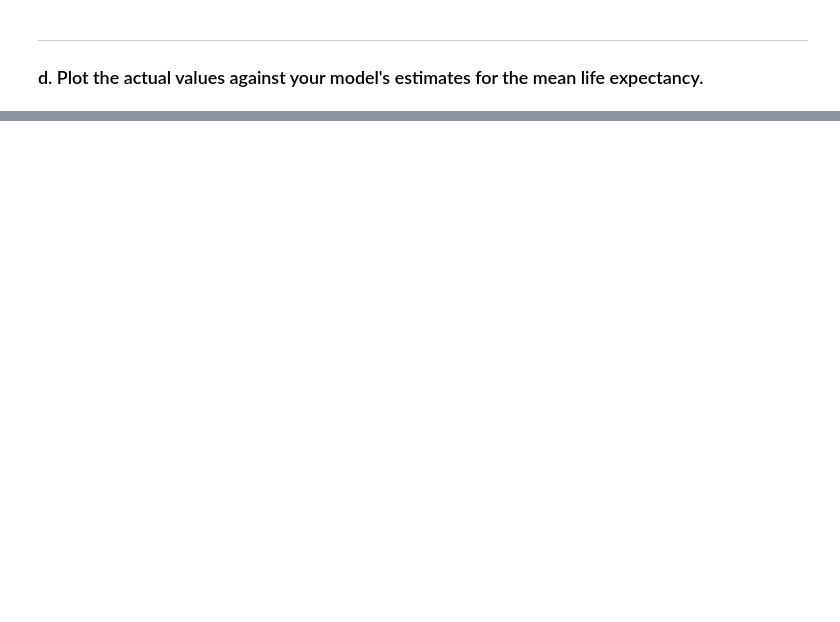
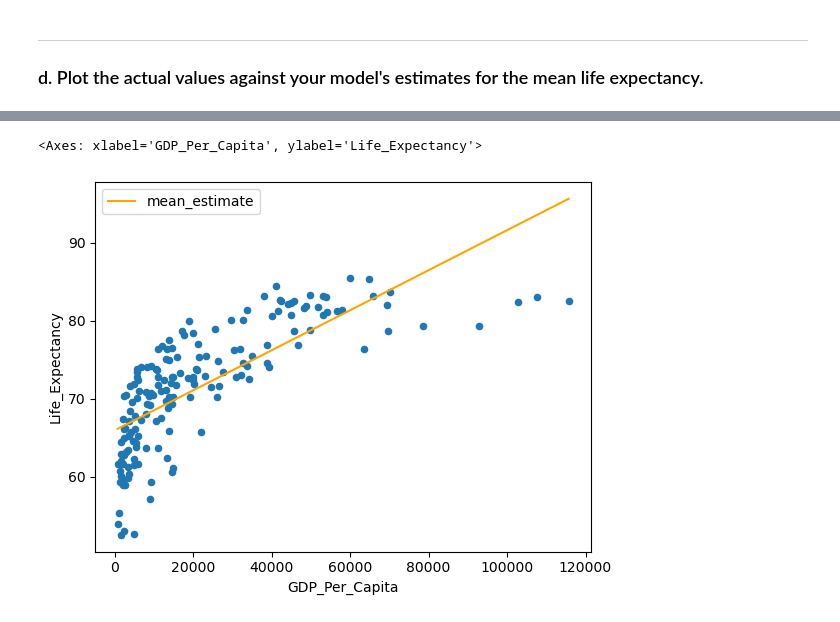
Before and after one commit to nss-data-science-cohort-8/un-linear-regression-GetGubbz, a Jupyter notebook: Linear_Regression_Practice.ipynb, the cells around one changed output, grey strips where cells are left out. Cells and saved outputs as stored; diff of their text form; code cells hidden in the pictures; blank space fills up the shorter version.

```diff
--- a/Linear_Regression_Practice.ipynb
+++ b/Linear_Regression_Practice.ipynb
@@ -128,0 +141,3 @@ pred_df.plot(kind = 'line', x="Year", y='mean_estimate',color='orange', ax=ax)
+# %%
+gdp_le_2021 = (gdp_le[gdp_le['Year'] == 2021]).copy()
+gdp_le_2021.shape
@@ -128,0 +146,2 @@ pred_df.plot(kind = 'line', x="Year", y='mean_estimate',color='orange', ax=ax)
+# %%
+le_vs_gdp = smf.ols("Life_Expectancy ~ GDP_Per_Capita", data=gdp_le_2021).fit()
@@ -128,0 +238,3 @@ pred_df.plot(kind = 'line', x="Year", y='mean_estimate',color='orange', ax=ax)
+# %%
+av_le_per_GDP = gdp_le_2021.groupby('GDP_Per_Capita')['Life_Expectancy'].mean().reset_index()
+av_le_per_GDP
@@ -128,0 +255,4 @@ pred_df.plot(kind = 'line', x="Year", y='mean_estimate',color='orange', ax=ax)
+# %%
+pred_le_vs_gdp = pd.DataFrame({'GDP_Per_Capita': np.linspace(start=gdp_le_2021['GDP_Per_Capita'].min(), stop=gdp_le_2021['GDP_Per_Capita'].max())})
+pred_le_vs_gdp['mean_estimate'] = le_vs_gdp.predict(pred_le_vs_gdp)
+pred_le_vs_gdp
@@ -128,0 +277,7 @@ pred_df.plot(kind = 'line', x="Year", y='mean_estimate',color='orange', ax=ax)
+# %%
+fig, ax = plt.subplots()
+av_le_per_GDP.plot(kind = 'scatter', x='GDP_Per_Capita', y = 'Life_Expectancy', ax=ax)
+pred_le_vs_gdp.plot(kind = 'line', x="GDP_Per_Capita", y='mean_estimate',color='orange', ax=ax)
+# %% [output]
+<Axes: xlabel='GDP_Per_Capita', ylabel='Life_Expectancy'>
+[figure, added]
```
Also changed, not shown: parts of 49 cells of this notebook.
